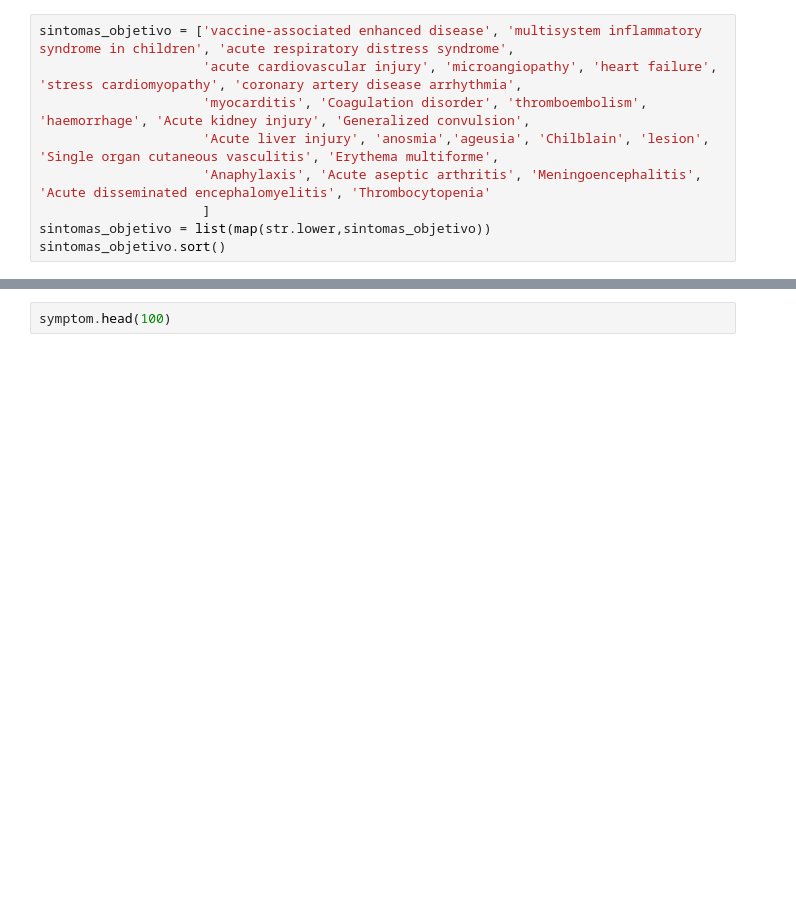
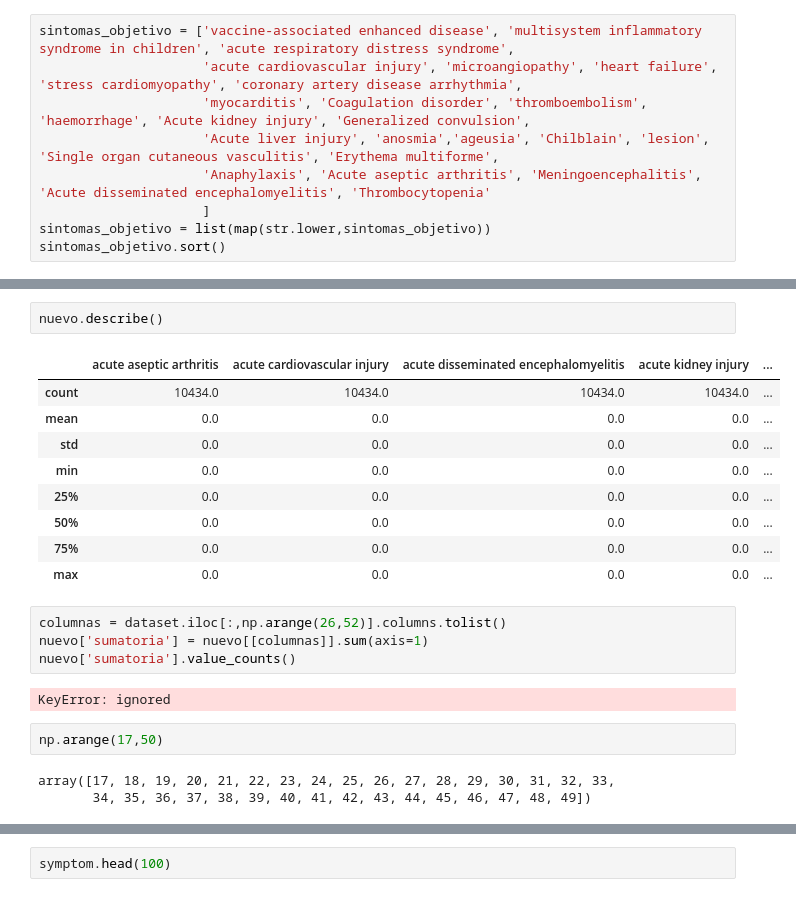
Before and after one commit to yodavo/IAI_vaccines, a Jupyter notebook: data_wrangling/NPL_vaccines.ipynb, the cells around one changed output, grey strips where cells are left out. Cells and saved outputs as stored; diff of their text form; blank space fills up the shorter version.

```diff
--- a/data_wrangling/NPL_vaccines.ipynb
+++ b/data_wrangling/NPL_vaccines.ipynb
@@ -350,0 +364,23 @@ data.loc[data.SYMPTOM_TEXT.str.contains('hrombocytopenia', na=False)].shape
+# %%
+nuevo.describe()
+# %% [output]
+|  | acute aseptic arthritis | acute cardiovascular injury | acute disseminated encephalomyelitis | acute kidney injury | ... |
+| count | 10434.0 | 10434.0 | 10434.0 | 10434.0 | ... |
+| mean | 0.0 | 0.0 | 0.0 | 0.0 | ... |
+| std | 0.0 | 0.0 | 0.0 | 0.0 | ... |
+| min | 0.0 | 0.0 | 0.0 | 0.0 | ... |
+| 25% | 0.0 | 0.0 | 0.0 | 0.0 | ... |
+| 50% | 0.0 | 0.0 | 0.0 | 0.0 | ... |
+| 75% | 0.0 | 0.0 | 0.0 | 0.0 | ... |
+| max | 0.0 | 0.0 | 0.0 | 0.0 | ... |
+# %%
+columnas = dataset.iloc[:,np.arange(26,52)].columns.tolist()
+nuevo['sumatoria'] = nuevo[[columnas]].sum(axis=1)
+nuevo['sumatoria'].value_counts()
+# %% [output]
+KeyError: ignored
+# %%
+np.arange(17,50)
+# %% [output]
+array([17, 18, 19, 20, 21, 22, 23, 24, 25, 26, 27, 28, 29, 30, 31, 32, 33,
+       34, 35, 36, 37, 38, 39, 40, 41, 42, 43, 44, 45, 46, 47, 48, 49])
```
Also changed, not shown: parts of 16 cells of this notebook.
